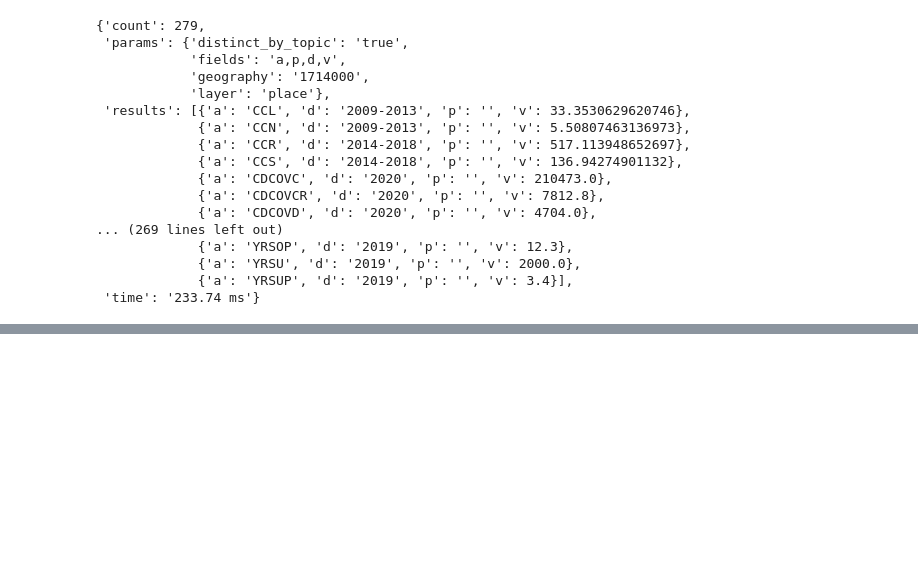
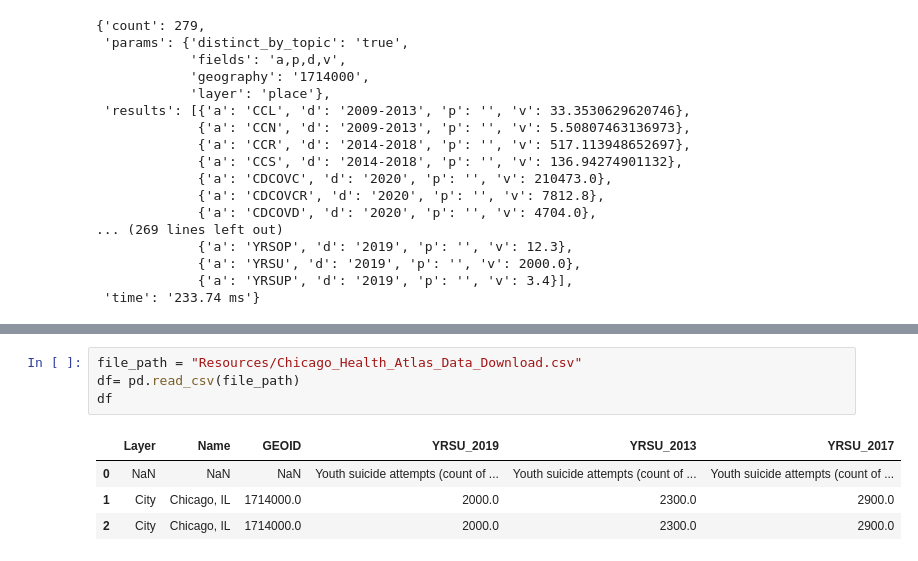
Before and after one commit to dpackardphys/gold_orbit_firelight, a Jupyter notebook: test.ipynb, the cells around one changed output, grey strips where cells are left out. Drawn from its saved outputs; the diff is of its cells as text; blank space fills up the shorter version.

Commit message:
updated test.ipyb and added data to Resources

```diff
--- a/test.ipynb
+++ b/test.ipynb
@@ -86,0 +117,9 @@ pprint(actual_data)
+# %%
+file_path = "Resources/Chicago_Health_Atlas_Data_Download.csv"
+df= pd.read_csv(file_path)
+df
+# %% [output]
+|  | Layer | Name | GEOID | YRSU_2019 | YRSU_2013 | YRSU_2017 |
+| 0 | NaN | NaN | NaN | Youth suicide attempts (count of ... | Youth suicide attempts (count of ... | Youth suicide attempts (count of ... |
+| 1 | City | Chicago, IL | 1714000.0 | 2000.0 | 2300.0 | 2900.0 |
+| 2 | City | Chicago, IL | 1714000.0 | 2000.0 | 2300.0 | 2900.0 |
```
Also changed, not shown: parts of 3 cells of this notebook, 1 other file.
